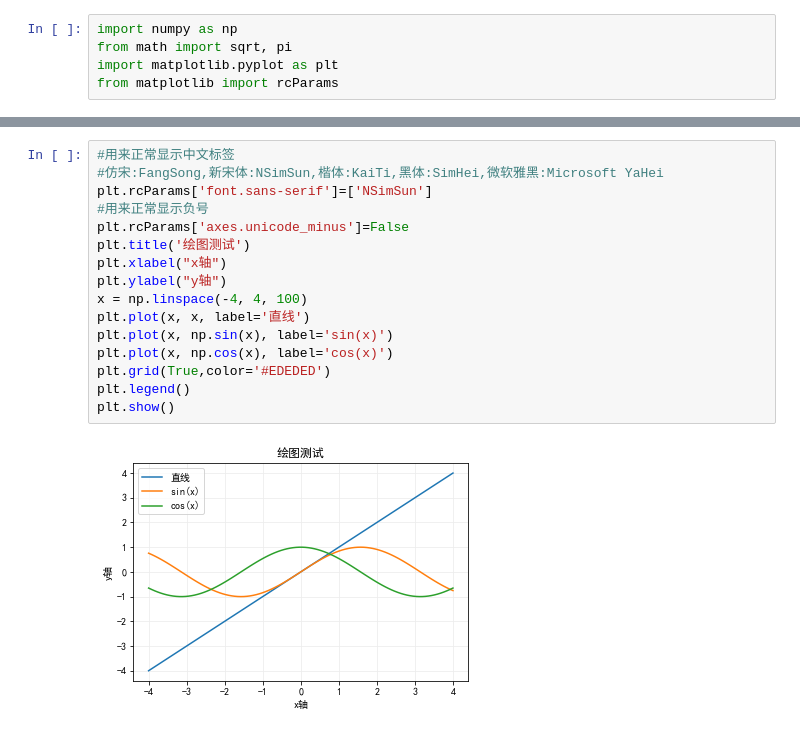
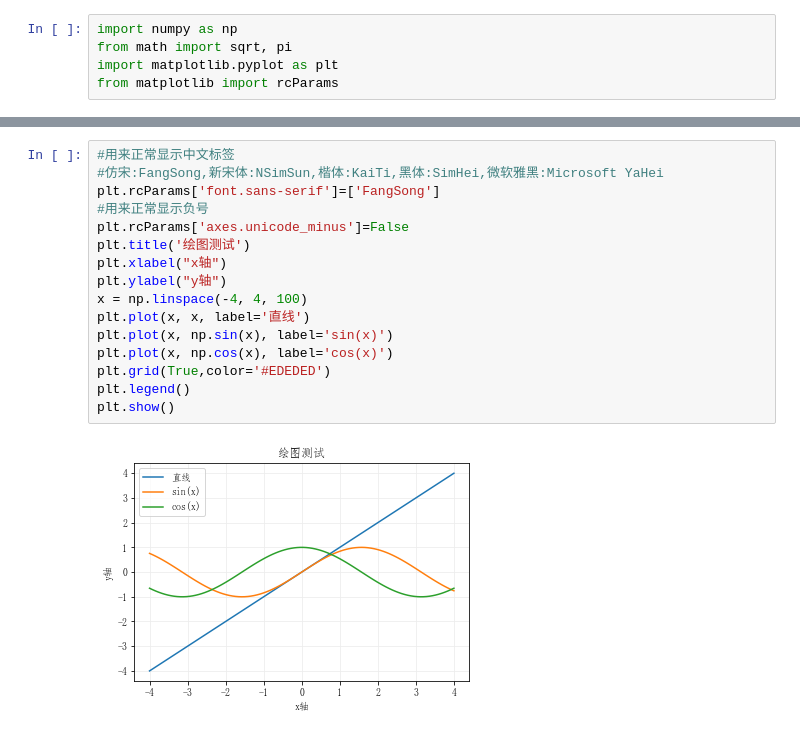
Before and after one commit to hua345/myBlog, a Jupyter notebook: python/JupyterNotebook/matplotlib绘图.ipynb, the cells around one changed output, grey strips where cells are left out. Cells and saved outputs as stored; diff of their text form.

```diff
--- a/python/JupyterNotebook/matplotlib绘图.ipynb
+++ b/python/JupyterNotebook/matplotlib绘图.ipynb
@@ -15,21 +18,21 @@ plt.show()
 # %%
 #用来正常显示中文标签
 #仿宋:FangSong,新宋体:NSimSun,楷体:KaiTi,黑体:SimHei,微软雅黑:Microsoft YaHei
-plt.rcParams['font.sans-serif']=['NSimSun']
+plt.rcParams['font.sans-serif']=['FangSong']
 #用来正常显示负号
 plt.rcParams['axes.unicode_minus']=False
 plt.title('绘图测试')
 plt.xlabel("x轴")
 plt.ylabel("y轴")
 x = np.linspace(-4, 4, 100)
 plt.plot(x, x, label='直线')
 plt.plot(x, np.sin(x), label='sin(x)')
 plt.plot(x, np.cos(x), label='cos(x)')
 plt.grid(True,color='#EDEDED')
 plt.legend()
 plt.show()
 # %% [output]
-[figure, old version]
+[figure, new version]
 # %%
 plt.rcParams['axes.unicode_minus']=False
 plt.rcParams['font.sans-serif']=['NSimSun']
```
Also changed, not shown: parts of 4 cells of this notebook, 6 other files.
